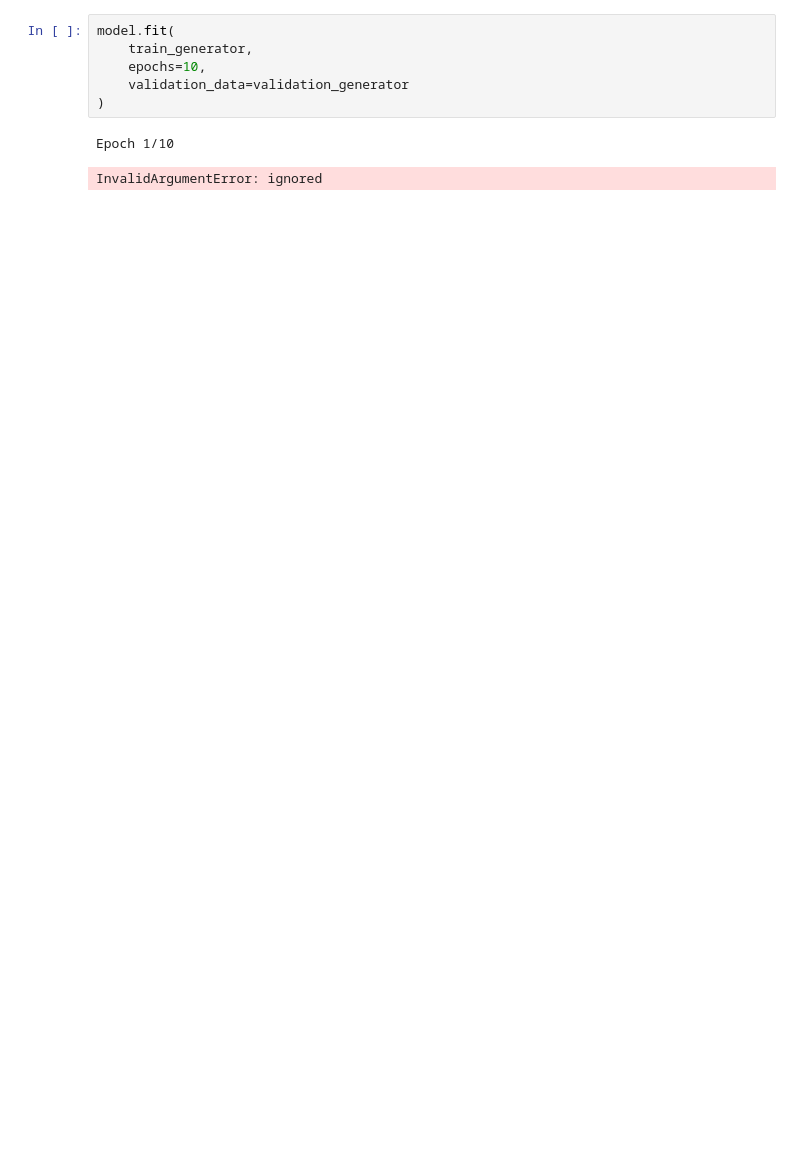
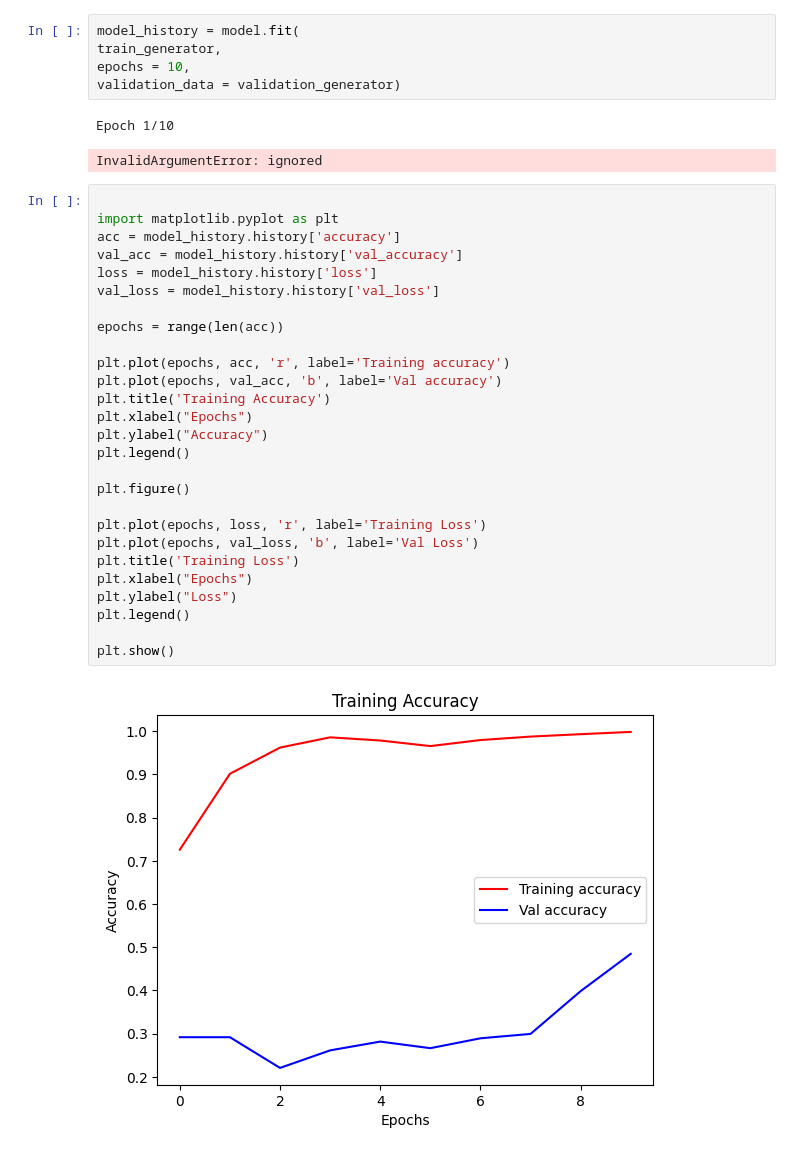
Before and after one commit to ambitama-poddar/Machine-Learning-Practicals, a Jupyter notebook: ImageClassification.ipynb, the cells around one changed output. Saved outputs shown, nothing was run; the diff lists cells and outputs as text; blank space fills up the shorter version.

```diff
--- a/ImageClassification.ipynb
+++ b/ImageClassification.ipynb
@@ -64,9 +119,37 @@ model.compile(optimizer='adam',
 # %%
-model.fit(
-    train_generator,
-    epochs=10,
-    validation_data=validation_generator
-)
+model_history = model.fit(
+train_generator,
+epochs = 10,
+validation_data = validation_generator)
 # %% [output]
 Epoch 1/10
 InvalidArgumentError: ignored
+# %%
+
+import matplotlib.pyplot as plt
+acc = model_history.history['accuracy']
+val_acc = model_history.history['val_accuracy']
+loss = model_history.history['loss']
+val_loss = model_history.history['val_loss']
+
+epochs = range(len(acc))
+
+plt.plot(epochs, acc, 'r', label='Training accuracy')
+plt.plot(epochs, val_acc, 'b', label='Val accuracy')
+plt.title('Training Accuracy')
+plt.xlabel("Epochs")
+plt.ylabel("Accuracy")
+plt.legend()
+
+plt.figure()
+
+plt.plot(epochs, loss, 'r', label='Training Loss')
+plt.plot(epochs, val_loss, 'b', label='Val Loss')
+plt.title('Training Loss')
+plt.xlabel("Epochs")
+plt.ylabel("Loss")
+plt.legend()
+
+plt.show()
+# %% [output]
+[figure, added]
```
Also changed, not shown: parts of 4 cells of this notebook.
